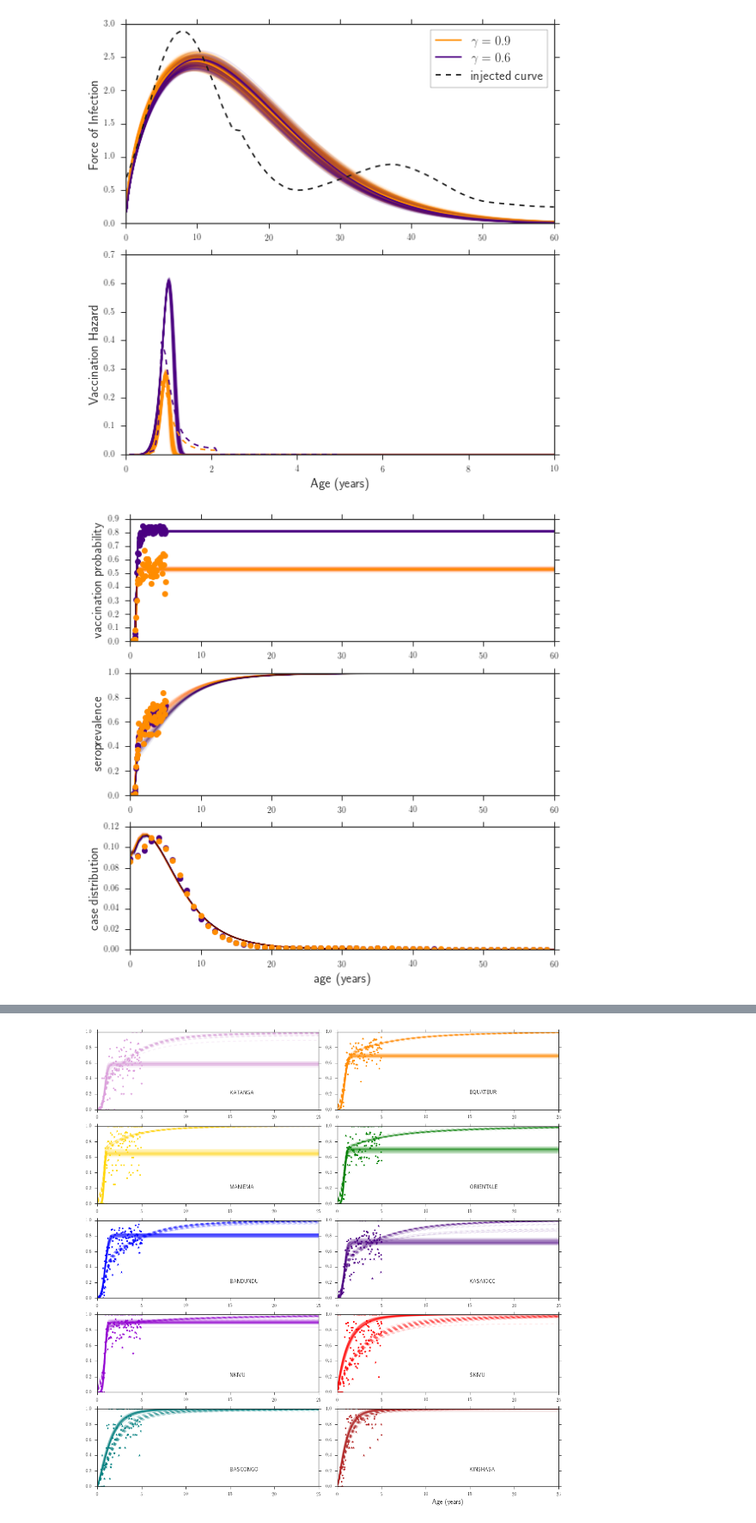
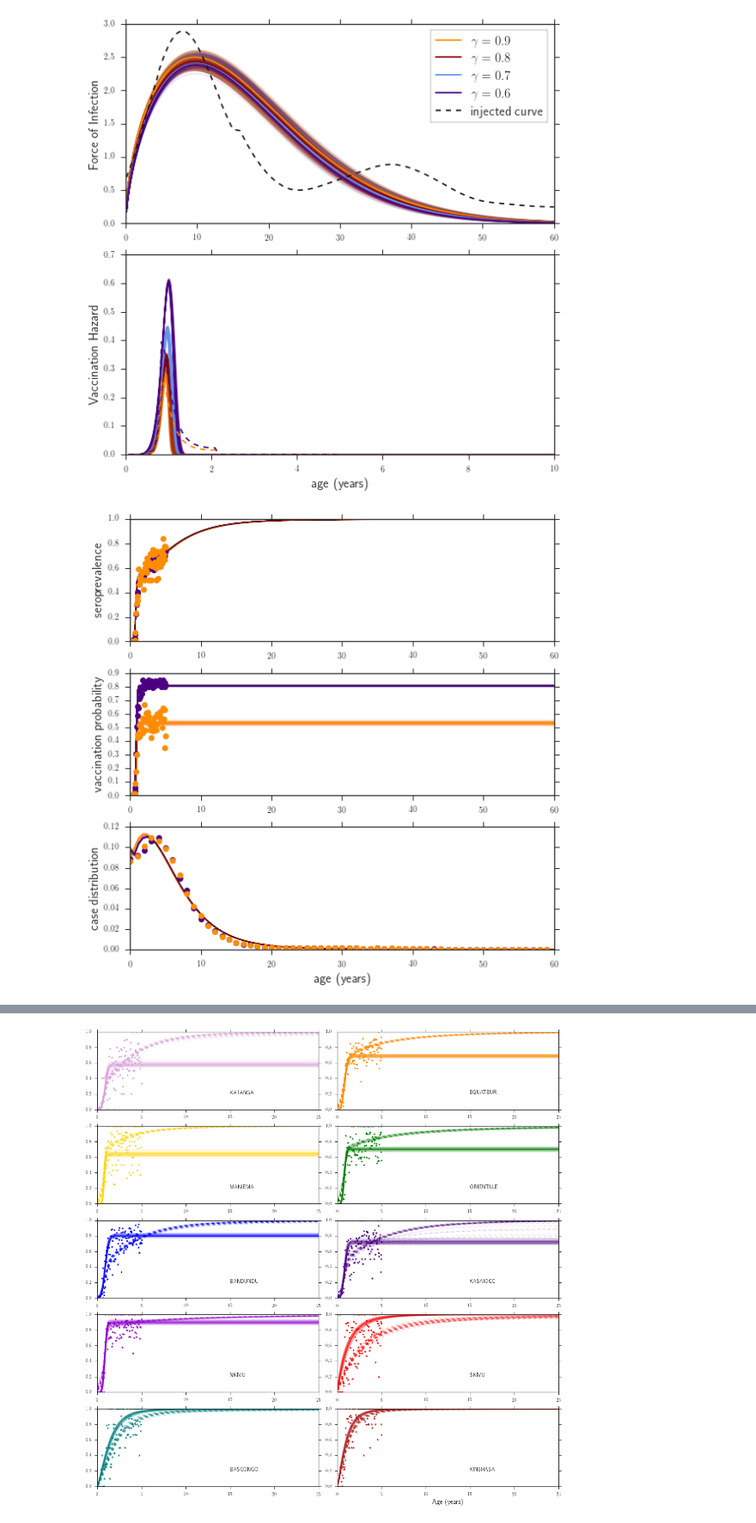
Before and after one commit to lmaesampson/CompetingRates, a Jupyter notebook: Code/Figures.ipynb, the cells around one changed output, grey strips where cells are left out. Shown at 86% size. Drawn from its saved outputs; the diff is of its cells as text; code cells hidden in the pictures.

```diff
--- a/Code/Figures.ipynb
+++ b/Code/Figures.ipynb
@@ -293,15 +293,27 @@ for k in range(nplot):
         foi90[j] = fh90*(a/fb90)**(fa90-1.)*np.exp(-(a/fb90)**(fa90))
         vhaz90[j] = vh90*(a/vb90)**(va90-1.)*np.exp(-(a/vb90)**(va90))
 
+        foi80[j] = fh80*(a/fb80)**(fa80-1.)*np.exp(-(a/fb80)**(fa80))
+        vhaz80[j] = vh80*(a/vb80)**(va80-1.)*np.exp(-(a/vb80)**(va80))
+
+        foi70[j] = fh70*(a/fb70)**(fa70-1.)*np.exp(-(a/fb70)**(fa70))
+        vhaz70[j] = vh70*(a/vb70)**(va70-1.)*np.exp(-(a/vb70)**(va70))
+
         foi60[j] = fh60*(a/fb60)**(fa60-1.)*np.exp(-(a/fb60)**(fa60))
         vhaz60[j] = vh60*(a/vb60)**(va60-1.)*np.exp(-(a/vb60)**(va60))
         j += 1
     ax0.plot(x/12.,foi90,alpha=0.1,color='darkorange')
     ax0.plot(x/12.,foi60,alpha=0.1,color='indigo')
+    ax0.plot(x/12.,foi80,alpha=0.1,color='darkred')
+    ax0.plot(x/12.,foi70,alpha=0.1,color='cornflowerblue')
     ax1.plot(x/12.,vhaz90,alpha=0.1,color='darkorange',linewidth=1)
     ax1.plot(x/12.,vhaz60,alpha=0.1,color='indigo',linewidth=1)
+    ax1.plot(x/12.,vhaz80,alpha=0.1,color='darkred')
+    ax1.plot(x/12.,vhaz70,alpha=0.1,color='cornflowerblue')
 
 ax0.plot(x/12.,foi90,alpha=1.,color='darkorange',label='$\gamma = 0.9$')
+ax0.plot(x/12.,foi80,alpha=1.,color='darkred',label='$\gamma = 0.8$')
+ax0.plot(x/12.,foi70,alpha=1.,color='cornflowerblue',label='$\gamma = 0.7$')
 ax0.plot(x/12.,foi60,alpha=1.,color='indigo',label='$\gamma = 0.6$')
 ax0.plot(foiinj[:,0]/12.,foiinj[:,1]/10.,'k--',label='injected curve')
 ax1.plot(xplot/12.,vhinj/0.9,color='darkorange', linestyle='--')
@@ -310,11 +322,11 @@ ax0.set_ylabel('Force of Infection',fontsize=15)
 ax1.set_ylabel('Vaccination Hazard',fontsize=15)
 ax0.legend(fontsize=15,frameon=True)
 ax1.set_xlim(0,10)
-plt.xlabel('Age (years)',fontsize=15)
+plt.xlabel('age (years)',fontsize=15)
 fig.tight_layout()
-plt.savefig('foivhaz_fakedata_vaxserocase.pdf')
+plt.savefig('foivhaz_fakedata_vaxserocase.pdf',bbox_inches='tight')
 # %% [output]
-[figure, old version]
+[figure, new version]
 # %%
 #Look at predicted vaccination level, seroprevalence, and case count:
 nspace = 1200
@@ -335,62 +347,62 @@ ax0, ax1, ax2 = axes.flatten()
 for k in range(nplot):
     index = np.random.randint(l)
 
-    va60 = samplesvc60[index,0]
-    vb60 = samplesvc60[index,1]
-    vh60 = samplesvc60[index,2]
-    fa60 = samplesvc60[index,3]
-    fb60 = samplesvc60[index,4]
-    fh60 = samplesvc60[index,5]
-    ve60 = samplesvc60[index,6]
+    va60 = samples60[index,0]
+    vb60 = samples60[index,1]
+    vh60 = samples60[index,2]
+    fa60 = samples60[index,3]
+    fb60 = samples60[index,4]
+    fh60 = samples60[index,5]
+    ve60 = samples60[index,6]
 
-    va90 = samplesvc90[index,0]
-    vb90 = samplesvc90[index,1]
-    vh90 = samplesvc90[index,2]
-    fa90 = samplesvc90[index,3]
-    fb90 = samplesvc90[index,4]
-    fh90 = samplesvc90[index,5]
-    ve90 = samplesvc90[index,6]
+    va90 = samples90[index,0]
+    vb90 = samples90[index,1]
+    vh90 = samples90[index,2]
+    fa90 = samples90[index,3]
+    fb90 = samples90[index,4]
+    fh90 = samples90[index,5]
+    ve90 = samples90[index,6]
 
 
     j = 0
     for i in x:
         a = float(i)
         vplot6[j] = 1. - np.exp(-vh60*(1. - np.exp(-(a/vb60)**va60)))
         splot6[j] = 1.0 - np.exp(-ve60*vh60*(1.-np.exp(-(i/vb60)**va60)) - fh60*(1. - np.exp((-(i/fb60)**fa60))))
         cplot6[j] = (1.-np.exp(-(fh60*fa60/fb60*(a*12./fb60))**(fa60-1.)*np.exp(-(a*12./fb60)**fa60)))\
         *(np.exp(-ve60*vh60*(1.-np.exp(-(a*12./vb60)**va60))-fh60*(1.-np.exp(-(a*12./fb60)**fa60))))
 
         vplot9[j] = 1. - np.exp(-vh90*(1. - np.exp(-(a/vb90)**va90)))
         splot9[j] = 1.0 - np.exp(-ve90*vh90*(1.-np.exp(-(i/vb90)**va90)) - fh90*(1. - np.exp((-(i/fb90)**fa90))))
         cplot9[j] = (1.-np.exp(-(fh90*fa90/fb90*((a*12.)/fb90))**(fa90-1.)*np.exp(-((a*12.)/fb90)**fa90)))\
         *(np.exp(-ve90*vh90*(1.-np.exp(-((a*12.)/vb90)**va90))-fh90*(1.-np.exp(-((a*12.)/fb90)**fa90))))
         j += 1
-    ax0.plot(x/12,vplot6,alpha=0.01,color='indigo')
-    ax1.plot((x-1)/12,splot6,alpha=0.01,color='indigo',linewidth=1)
+    ax1.plot(x/12,vplot6,alpha=0.01,color='indigo')
+    ax0.plot((x-1)/12,splot6,alpha=0.01,color='indigo',linewidth=1)
     ax2.plot(x-1,cplot6/(sum(cplot6)*(x[1]-x[0])),alpha=0.01,color='indigo',linewidth=1)
 
-    ax0.plot(x/12,vplot9,alpha=0.01,color='darkorange')
-    ax1.plot((x-1)/12,splot9,alpha=0.01,color='darkorange',linewidth=1)
+    ax1.plot(x/12,vplot9,alpha=0.01,color='darkorange')
+    ax0.plot((x-1)/12,splot9,alpha=0.01,color='darkorange',linewidth=1)
     ax2.plot(x-1,cplot9/(sum(cplot9)*(x[1]-x[0])),alpha=0.01,color='darkorange',linewidth=1)
 
-ax0.plot(xplot/12.,vobs60.astype(float)/vtry60.astype(float), color ='indigo',linestyle='none',marker='o')
-ax1.plot(xplot/12.,sobs60.astype(float)/stry60.astype(float),color='indigo',linestyle='none',marker='o')
+ax1.plot(xplot/12.,vobs60.astype(float)/vtry60.astype(float), color ='indigo',linestyle='none',marker='o')
+ax0.plot(xplot/12.,sobs60.astype(float)/stry60.astype(float),color='indigo',linestyle='none',marker='o')
 ax2.plot(cobs60.astype(float)/total_cases60,color='indigo',linestyle='none',marker='o')
 
-ax0.plot(xplot/12.,vobs90.astype(float)/vtry90.astype(float), color ='darkorange',linestyle='none',marker='o')
-ax1.plot(xplot/12.,sobs90.astype(float)/stry90.astype(float),color='darkorange',linestyle='none',marker='o')
+ax1.plot(xplot/12.,vobs90.astype(float)/vtry90.astype(float), color ='darkorange',linestyle='none',marker='o')
+ax0.plot(xplot/12.,sobs90.astype(float)/stry90.astype(float),color='darkorange',linestyle='none',marker='o')
 ax2.plot(cobs90.astype(float)/total_cases90,color='darkorange',linestyle='none',marker='o')
 
-ax0.set_ylabel('vaccination probability',fontsize=15)
-ax1.set_ylabel('seroprevalence',fontsize=15)
+ax1.set_ylabel('vaccination probability',fontsize=15)
+ax0.set_ylabel('seroprevalence',fontsize=15)
 ax2.set_ylabel('case distribution',fontsize=15)
 ax2.set_xlabel('age (years)',fontsize=15)
 
 plt.xlim(0,60)
 fig.tight_layout()
-plt.savefig('vsc_simdata_vaxcase.pdf')
+plt.savefig('vsc_simdata.pdf',bbox_inches='tight')
 # %% [output]
-[figure, old version]
+[figure, new version]
 # %%
 #Now you want to look at the real data.
 #loc_subset = ['EQUATEUR','MANIEMA','ORIENTALE','BANDUNDU', 'BASCONGO', 'KASAIOCC', 'KASAIOR',
```
Also changed, not shown: parts of 13 cells of this notebook, 9 other files.
